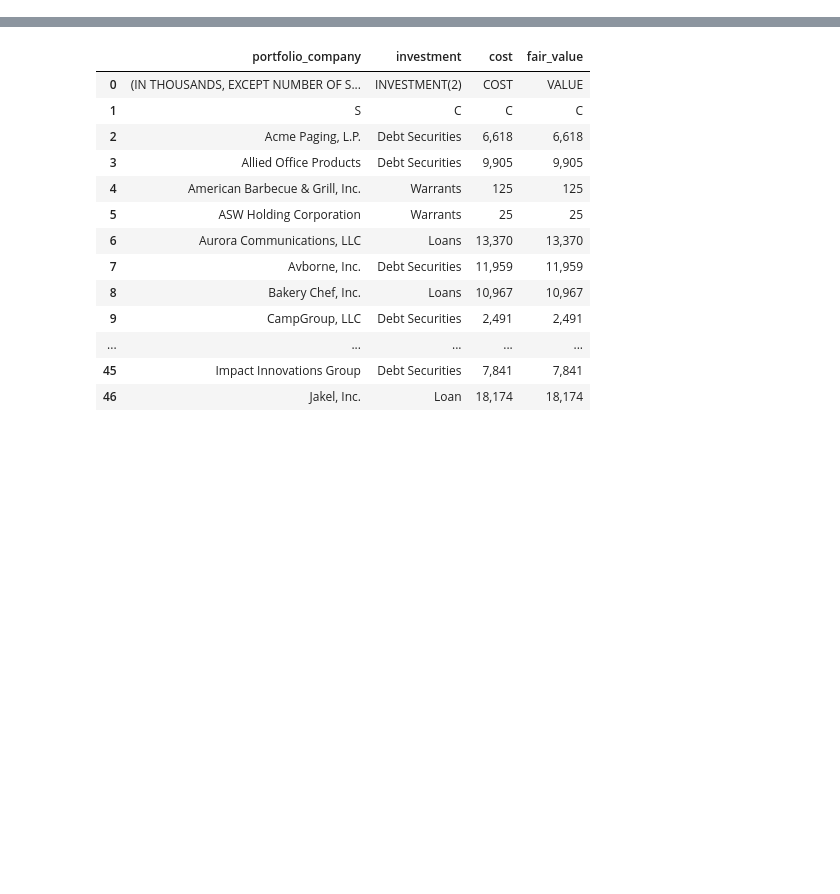
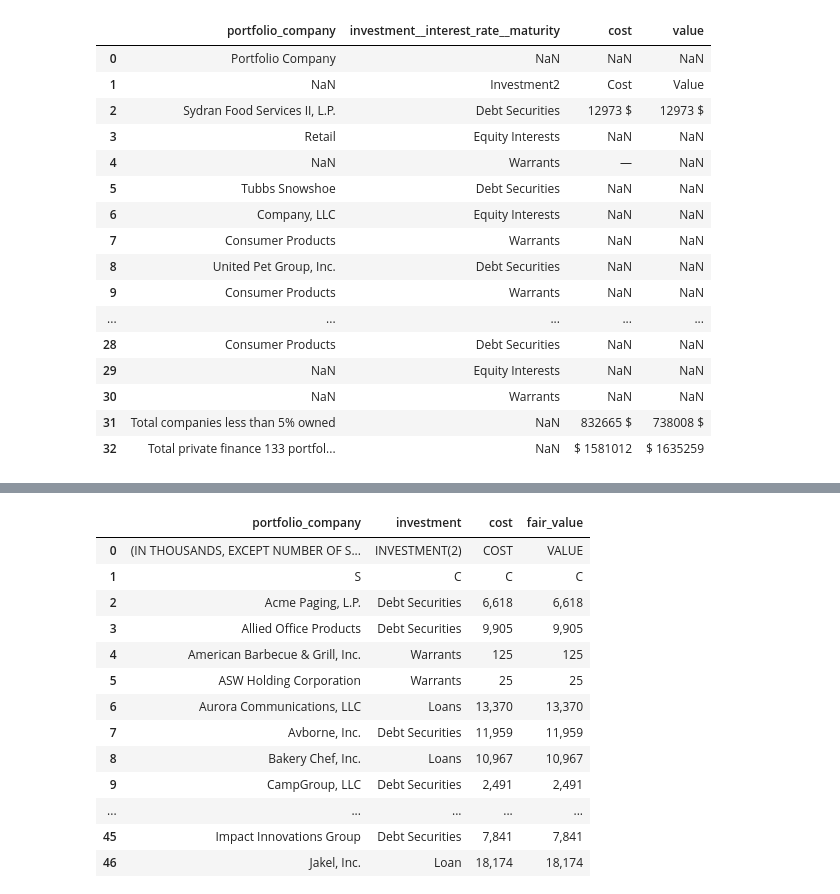
Before and after one commit to Coffee-Code-Philly-Accelerator/sec_filings, a Jupyter notebook: 3906/debugging.ipynb, the cells around one changed output, grey strips where cells are left out. Cells and saved outputs as stored; diff of their text form; code cells hidden in the pictures; blank space fills up the shorter version.

```diff
--- a/3906/debugging.ipynb
+++ b/3906/debugging.ipynb
@@ -474,5 +627,7 @@ INFO:CIK==debugging:COMPLETED - 3906
 # %%
-file_path = '3906/2002-06-30/Schedule_of_Investments_17.csv'
+from dateutil.parser import parse
+
+file_path = '3906/2002-06-30/Schedule_of_Investments_14.csv'
 
 def _clean(
     file_path:str,
@@ -480,37 +635,63 @@ def _clean(
     merged_pair_idxs:dict={},
 )->pd.DataFrame:
     df = pd.read_csv(file_path,index_col=0,na_values=[' ', ''])
-    df.replace(to_replace=r'[\[\](){},$%˄\xa0\u200b]', value='', regex=True,inplace=True)
-    df.replace(['Principal_Business',' '],'_',regex=True,inplace=True)
+    df.replace(['Private Finance','(unaudited)','in thousands, except number of shares'],'',regex=True,inplace=True)
+    df.replace(to_replace=r'[\[\]\(\){},$%˄\xa0\u200b]"', value='', regex=True,inplace=True)
+    df = df.applymap(remove_datetime)
     df = df.applymap(lambda x: x.strip() if isinstance(x, str) else x)
+    df.replace(to_replace=r'\(|\)', value='', regex=True,inplace=True)
+    df.replace(to_replace='', value=np.nan, regex=True,inplace=True)
+
     df.dropna(axis=0,how='all',inplace=True)
-    df = df[~df.apply(lambda row:row.astype(str).str.contains(except_rows,case=False, na=False).any(),axis=1)]
+
+    # df = df[~df.apply(lambda row:row.astype(str).str.contains(except_rows,case=False, na=False).any(),axis=1)]
     if not df.apply(lambda col: col.astype(str).str.contains(r'total_investments', case=False, regex=True)).any().any() and df.shape[0] < 3:
         return pd.DataFrame(), merged_pair_idxs
 
+    if not merged_pair_idxs:
+        important_fields = strip_string(get_header_rows(df),standardize=True)#get_key_fields(df)
+        df.columns = important_fields
+
+
+    df,merge_pair_idxs = merge_duplicate_columns(df,merged_pair_idxs=merged_pair_idxs)
     duplicate_idx = df.apply(lambda row:row[pd.to_numeric(row,errors='coerce').isna()].duplicated().sum() > 1 ,axis=1)
     clean_rows = df.loc[duplicate_idx].apply(remove_row_duplicates, axis=1).reset_index(drop=True)
     j = 0
-    # display(clean_rows)
     for i,flag in enumerate(duplicate_idx):
         if not flag:
             continue
         df.iloc[i,:] = clean_rows.loc[j,:].tolist()
         j += 1
-    if not merged_pair_idxs:
-        important_fields = strip_string(get_header_rows(df),standardize=True)#get_key_fields(df)
-        df.columns = important_fields
-    df,merge_pair_idxs = merge_duplicate_columns(df,merged_pair_idxs=merged_pair_idxs)
+
 
     df.replace([''],np.nan,regex=True,inplace=True) #':','$','%'
     df.dropna(axis=1,how='all',inplace=True)
-    # columns = (~df.isna()).sum(axis=0) < (6 if df.shape[0] > 10 else 2 if df.shape[0] <= 4 else 0)
     columns = [col.isdigit() for col in df.columns]
     df = df.drop(columns=df.columns[columns])
     return df.reset_index(drop=True),merge_pair_idxs
 
+def get_header_rows(
+    df_cur:pd.DataFrame,
+)->tuple:
+    for idx,row in df_cur.reset_index().iterrows():
+        found = any(str(v).replace("$",'').replace("%",'').isnumeric() for v in row)
+        if found and  len(set(row.dropna().tolist())) >= 3:
+            out = df_cur.iloc[:idx + 1,:].apply(
+                lambda row: ' '.join(
+                    row[row.notna()].astype(str).values
+            ), axis=0)
 
+            return out
 
+    return strip_string(df_cur.iloc[0].tolist())
+
+def remove_datetime(x):
+    try:
+        parse(x)
+        return np.nan
+    except Exception as e:
+        return x
+# Apply the function to each element in the DataFrame
 
 def merge_duplicate_columns(
     df:pd.DataFrame,
@@ -521,7 +702,7 @@ def merge_duplicate_columns(
     if flag:
         duplicate_cols = df.columns.unique()
     for col_name in duplicate_cols:
-        display(col_name)
+        # display(col_name)
         mask = merged_pair_idxs.get(col_name)
         if flag:
             mask = df.columns == col_name
@@ -530,20 +711,20 @@ def merge_duplicate_columns(
         merged_data = duplicate_data.apply(lambda row: ' '.join(set(row.dropna().astype(str))), axis=1)
         df = df.loc[:, ~mask]
         df[col_name] = merged_data
-        display(df.iloc[:,:])
+        # display(df.iloc[:,:])
     return df.reset_index(drop=True),merged_pair_idxs
 
-merged_pair_idxs = {
-    'portfolio_company':np.array([True]+[False]*26),
-    'security':np.array([False,True]+[False]*25),
-    'industry':np.array([False,False]+[True]+[False]*24),
-    'interest':np.array([False,False,False]+[True]+[False]*23),
-    'maturity':np.array([False]*6+[True]+[False]*20),
-    'par_amount_quantity':np.array([False]*8+[True]+[False]*18),
-    'cost':np.array([False]*13+[True]+[False]*13),
-    'fair_value':np.array([False]*16+[True]+[False]*10),
-}
+def stopping_criterion(qtr:str)->str:
+    if qtr == '2004-12-31':
+        return '{}'.format(r'Total')
+    return '{}'.format(r'Total *private *finance')
 
+# merged_pair_idxs = {
+#     'portfolio_company':np.array([True]+[False]*10),
+#     'investment':np.array([False]+[True]+[False]*9),
+#     'cost':np.array([False]*3+[True]+[False]*7),
+#     'value':np.array([False]*6+[True]+[False]*4),
+# }
 merged_pair_idxs = {}
 ex = exceptions()
 ex_rows = '|'.join(except_rows())
@@ -569,0 +748,17 @@ WARNING:root:Applied processor reduces input query to empty string, all comparis
+|  | portfolio_company | investment__interest_rate__maturity | cost | value |
+| 0 | Portfolio Company | NaN | NaN | NaN |
+| 1 | NaN | Investment2 | Cost | Value |
+| 2 | Sydran Food Services II, L.P. | Debt Securities | 12973 $ | 12973 $ |
+| 3 | Retail | Equity Interests | NaN | NaN |
+| 4 | NaN | Warrants | — | NaN |
+| 5 | Tubbs Snowshoe | Debt Securities | NaN | NaN |
+| 6 | Company, LLC | Equity Interests | NaN | NaN |
+| 7 | Consumer Products | Warrants | NaN | NaN |
+| 8 | United Pet Group, Inc. | Debt Securities | NaN | NaN |
+| 9 | Consumer Products | Warrants | NaN | NaN |
+| ... | ... | ... | ... | ... |
+| 28 | Consumer Products | Debt Securities | NaN | NaN |
+| 29 | NaN | Equity Interests | NaN | NaN |
+| 30 | NaN | Warrants | NaN | NaN |
+| 31 | Total companies less than 5% owned | NaN | 832665 $ | 738008 $ |
+| 32 | Total private finance 133 portfol... | NaN | $ 1581012 | $ 1635259 |
```
Also changed, not shown: parts of 3 cells of this notebook, 15 other files.
